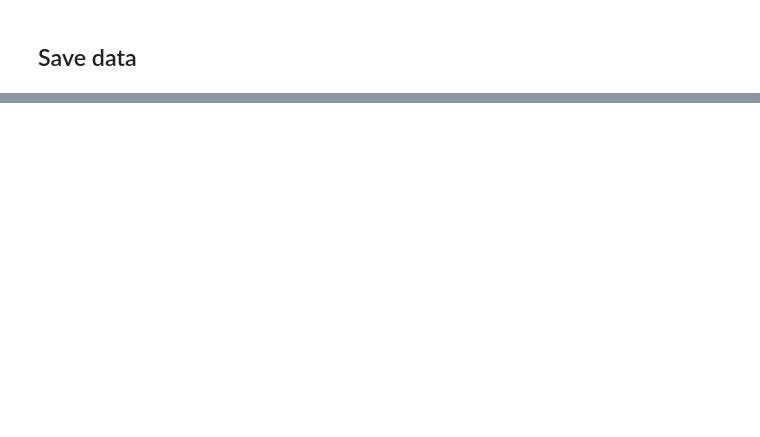
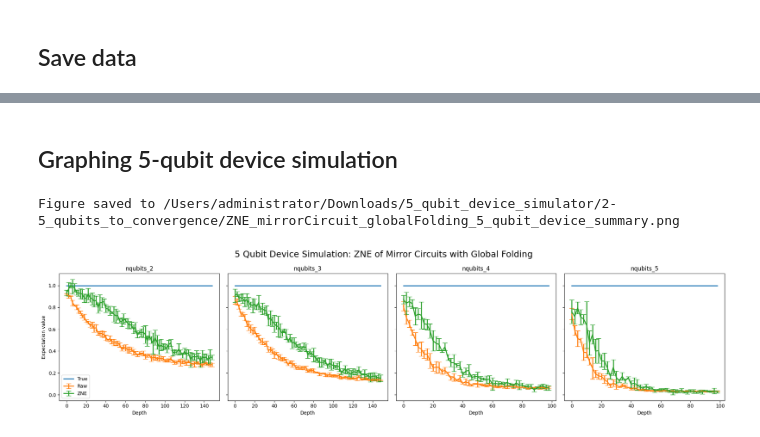
Before and after one commit to irvingatchem/EE522_25_3, a Jupyter notebook: Notebooks/ZNE/ZNE_master.ipynb, the cells around one changed output, grey strips where cells are left out. Cells and saved outputs as stored; diff of their text form; code cells hidden in the pictures; blank space fills up the shorter version.

```diff
--- a/Notebooks/ZNE/ZNE_master.ipynb
+++ b/Notebooks/ZNE/ZNE_master.ipynb
@@ -486,0 +487,67 @@ if save_data:
+# %% [markdown]
+## Graphing 5-qubit device simulation
+# %%
+import numpy as np
+import matplotlib.pyplot as plt
+import os
+from glob import glob # For timestamps in files
+import re # For plot name stuff
+
+base_dir = "/Users/administrator/Downloads/5_qubit_device_simulator/2-5_qubits_to_convergence" # I manually set up folders after running trials, will automate this for 5+ qubit device
+subdirs = [
+    os.path.join(base_dir, d)
+    for d in os.listdir(base_dir)
+    if os.path.isdir(os.path.join(base_dir, d))
+]
+subdirs = sorted(subdirs)[:4]  # Pick the first four for plotting
+
+fig, axs = plt.subplots(1, 4, figsize=(20, 5), sharey=True)  # 1 row, 4 columns
+
+for idx, subdir in enumerate(subdirs):
+    ax = axs[idx]
+
+    true_values = np.loadtxt(glob(os.path.join(subdir, "true_values" + "*.txt"))[0])
+    noisy_values = np.loadtxt(glob(os.path.join(subdir, "noisy_values" + "*.txt"))[0])
+    zne_values = np.loadtxt(glob(os.path.join(subdir, "zne_values" + "*.txt"))[0])
+
+    avg_true_values = np.average(true_values, axis=1)
+    avg_noisy_values = np.average(noisy_values, axis=1)
+    avg_zne_values = np.average(zne_values, axis=1)
+
+    # Depths are 0 to either 100 or 150
+    depths = np.arange(0, true_values.shape[0] * 2, 2)
+
+    std_true_values = np.std(true_values, axis=1, ddof=1)
+    std_noisy_values = np.std(noisy_values, axis=1, ddof=1)
+    std_zne_values = np.std(zne_values, axis=1, ddof=1)
+
+    kwargs = {"capsize": 5, "lw": 2}
+
+    # Plot
+    ax.plot(depths, avg_true_values, label="True", lw=2)
+    ax.errorbar(depths, avg_noisy_values, yerr=std_noisy_values, label="Raw", **kwargs)
+    ax.errorbar(depths, avg_zne_values, yerr=std_zne_values, label="ZNE", **kwargs)
+
+    ax.set_xlabel("Depth")
+    if idx == 0:
+        ax.set_ylabel("Expectation value")
+
+    # Set clean title
+    folder_name = os.path.basename(subdir)
+    match = re.search(r"nqubits_\d", folder_name)
+    if match:
+        title_str = match.group().replace("_mindepth_", ", ")
+    else:
+        title_str = folder_name
+    ax.set_title(title_str)
+
+axs[0].legend()  # Only first subplot has legend
+
+save_path = os.path.join(base_dir, "ZNE_mirrorCircuit_globalFolding_5_qubit_device_summary.png")
+fig.suptitle("5 Qubit Device Simulation: ZNE of Mirror Circuits with Global Folding", fontsize=18)
+plt.tight_layout()
+plt.savefig(save_path)
+print(f"Figure saved to {save_path}")
+# %% [output]
+Figure saved to /Users/administrator/Downloads/5_qubit_device_simulator/2-5_qubits_to_convergence/ZNE_mirrorCircuit_globalFolding_5_qubit_device_summary.png
+[figure, added]
```
Also changed, not shown: parts of 9 cells of this notebook.
